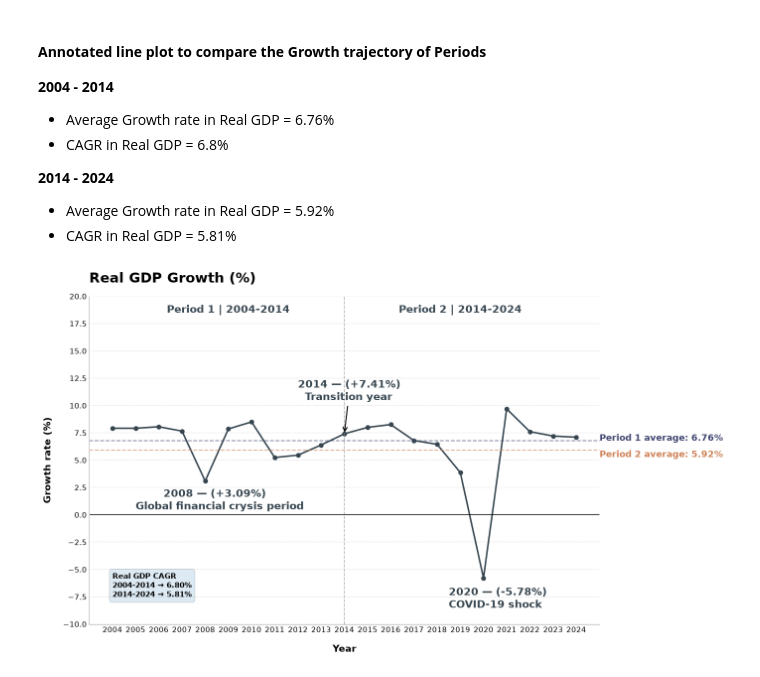
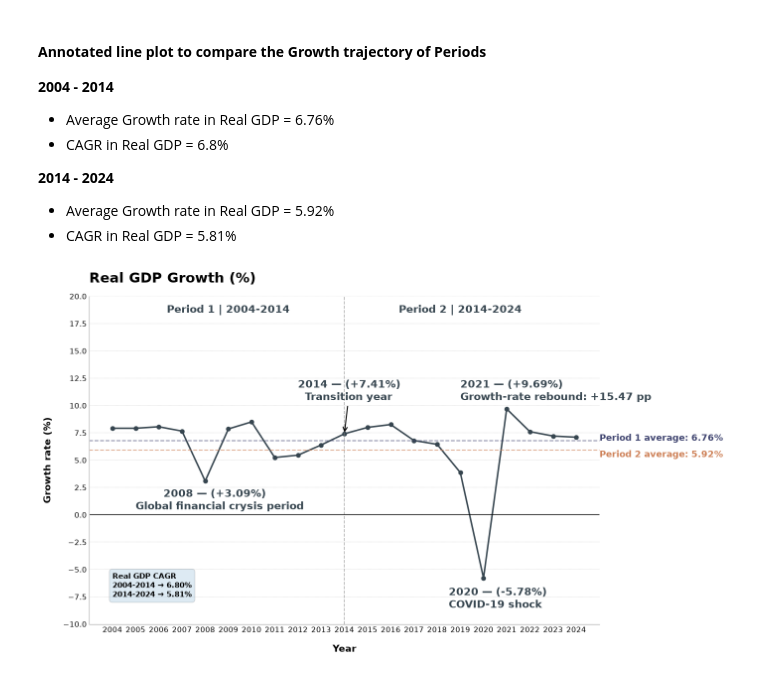
Before and after one commit to sohail-ansari0023/Indias_economic_changes, a Jupyter notebook: Dimension_1/Analysis.ipynb, the cells around one changed output. Saved outputs shown, nothing was run; the diff lists cells and outputs as text; code cells hidden in the pictures.

```diff
--- a/Dimension_1/Analysis.ipynb
+++ b/Dimension_1/Analysis.ipynb
@@ -386,6 +388,15 @@ ax.annotate(
     '2020 — (-5.78%)\nCOVID-19 shock',
     xy=(2020, -5.78),
     xytext=(2018.5, -8.5),
+    fontsize=15,
+    fontweight='bold',
+    color='#36454F'
+)
+
+ax.annotate(
+    '2021 — (+9.69%)\nGrowth-rate rebound: +15.47 pp',
+    xy=(2021, 9.69),
+    xytext=(2019, 10.5),
     fontsize=15,
     fontweight='bold',
     color='#36454F'
@@ -450,31 +461,31 @@ ax.annotate(
     xy=(2004, -7.5),
     xytext=(2004, -7.5),
     fontsize=11,
     fontweight='bold',
     bbox=dict(boxstyle="round,pad=0.4", alpha=0.15)
 )
 
 # Period labels
 ax.text(
     2009, 18.5,
     'Period 1 | 2004-2014',
     ha='center',
     fontsize=15,
     fontweight='bold',
     color='#36454F'
 )
 
 ax.text(
     2019, 18.5,
     'Period 2 | 2014-2024',
     ha='center',
     fontsize=15,
     fontweight='bold',
     color='#36454F',
 )
 
 
 plt.tight_layout()
 plt.show()
 # %% [output]
-[figure, old version]
+[figure, new version]
```
Also changed, not shown: parts of 41 cells of this notebook, 4 other files.
